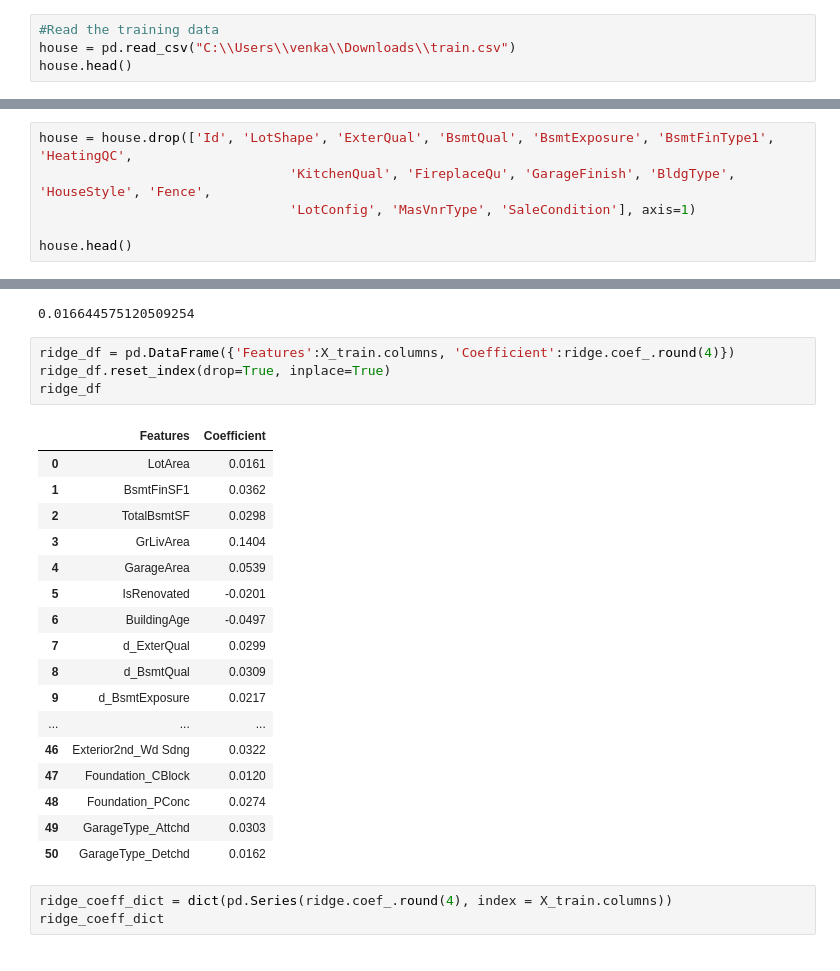
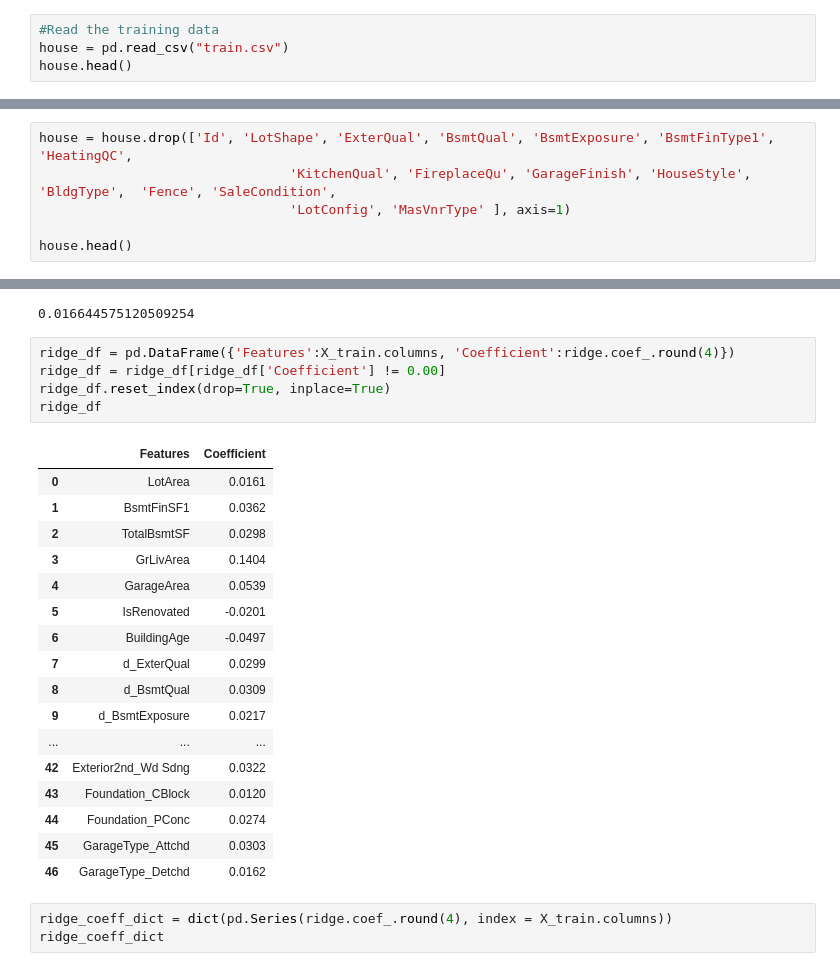
Before and after one commit to venkehv/Advanced-Regression, a Jupyter notebook: Surprise Housing Pricing prediction.ipynb, the cells around one changed output, grey strips where cells are left out. Cells and saved outputs as stored; diff of their text form.

```diff
--- a/Surprise Housing Pricing prediction.ipynb
+++ b/Surprise Housing Pricing prediction.ipynb
@@ -34,7 +34,7 @@ warnings.filterwarnings('ignore')
 ***
 # %%
 #Read the training data
-house = pd.read_csv("C:\\Users\\venka\\Downloads\\train.csv")
+house = pd.read_csv("train.csv")
 house.head()
 # %% [output]
 |  | Id | MSSubClass | MSZoning | LotFrontage | LotArea | Street | Alley | LotShape | LandContour | ... |
@@ -525,8 +521,8 @@ house.head()
 5 rows × 54 columns
 # %%
 house = house.drop(['Id', 'LotShape', 'ExterQual', 'BsmtQual', 'BsmtExposure', 'BsmtFinType1', 'HeatingQC',
-                                'KitchenQual', 'FireplaceQu', 'GarageFinish', 'BldgType', 'HouseStyle', 'Fence',
-                                'LotConfig', 'MasVnrType', 'SaleCondition'], axis=1)
+                                'KitchenQual', 'FireplaceQu', 'GarageFinish', 'HouseStyle', 'BldgType',  'Fence', 'SaleCondition',
+                                'LotConfig', 'MasVnrType' ], axis=1)
 
 house.head()
 # %% [output]
@@ -821,26 +815,27 @@ mean_squared_error(y_test, ridge.predict(X_test))
 0.016644575120509254
 # %%
 ridge_df = pd.DataFrame({'Features':X_train.columns, 'Coefficient':ridge.coef_.round(4)})
+ridge_df = ridge_df[ridge_df['Coefficient'] != 0.00]
 ridge_df.reset_index(drop=True, inplace=True)
 ridge_df
 # %% [output]
 |  | Features | Coefficient |
 | 0 | LotArea | 0.0161 |
 | 1 | BsmtFinSF1 | 0.0362 |
 | 2 | TotalBsmtSF | 0.0298 |
 | 3 | GrLivArea | 0.1404 |
 | 4 | GarageArea | 0.0539 |
 | 5 | IsRenovated | -0.0201 |
 | 6 | BuildingAge | -0.0497 |
 | 7 | d_ExterQual | 0.0299 |
 | 8 | d_BsmtQual | 0.0309 |
 | 9 | d_BsmtExposure | 0.0217 |
 | ... | ... | ... |
-| 46 | Exterior2nd_Wd Sdng | 0.0322 |
-| 47 | Foundation_CBlock | 0.0120 |
-| 48 | Foundation_PConc | 0.0274 |
-| 49 | GarageType_Attchd | 0.0303 |
-| 50 | GarageType_Detchd | 0.0162 |
+| 42 | Exterior2nd_Wd Sdng | 0.0322 |
+| 43 | Foundation_CBlock | 0.0120 |
+| 44 | Foundation_PConc | 0.0274 |
+| 45 | GarageType_Attchd | 0.0303 |
+| 46 | GarageType_Detchd | 0.0162 |
 # %%
 ridge_coeff_dict = dict(pd.Series(ridge.coef_.round(4), index = X_train.columns))
 ridge_coeff_dict
```
Also changed, not shown: parts of 24 cells of this notebook.
